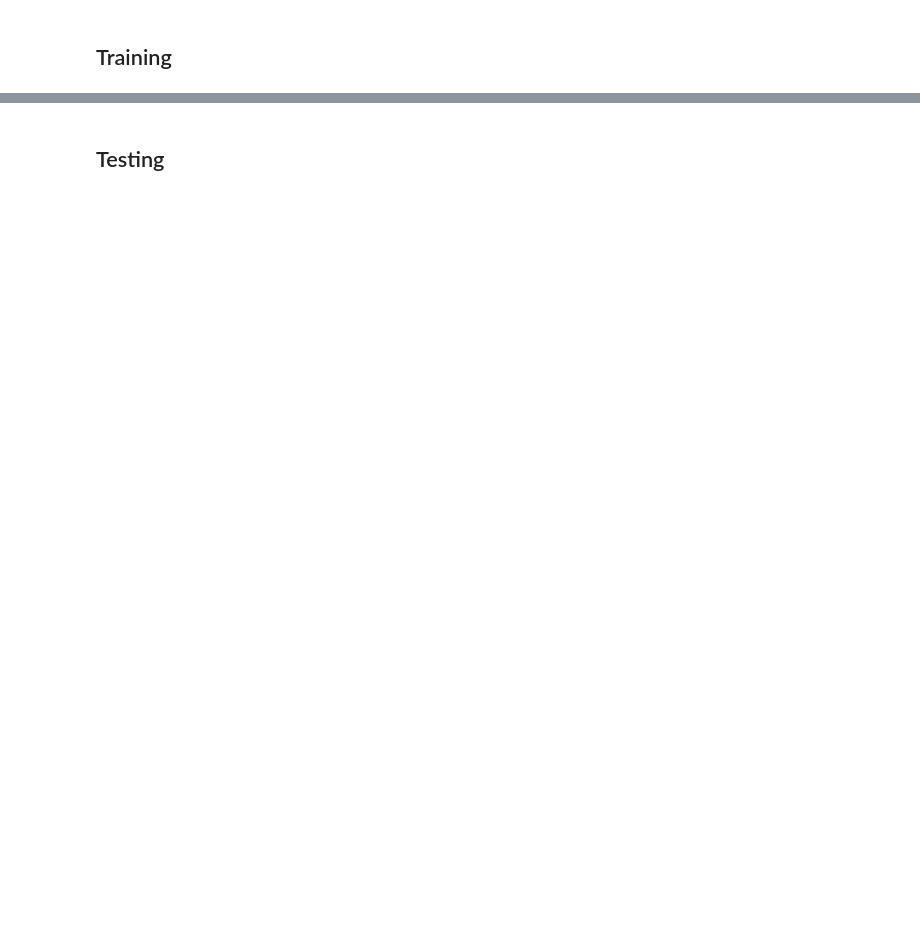
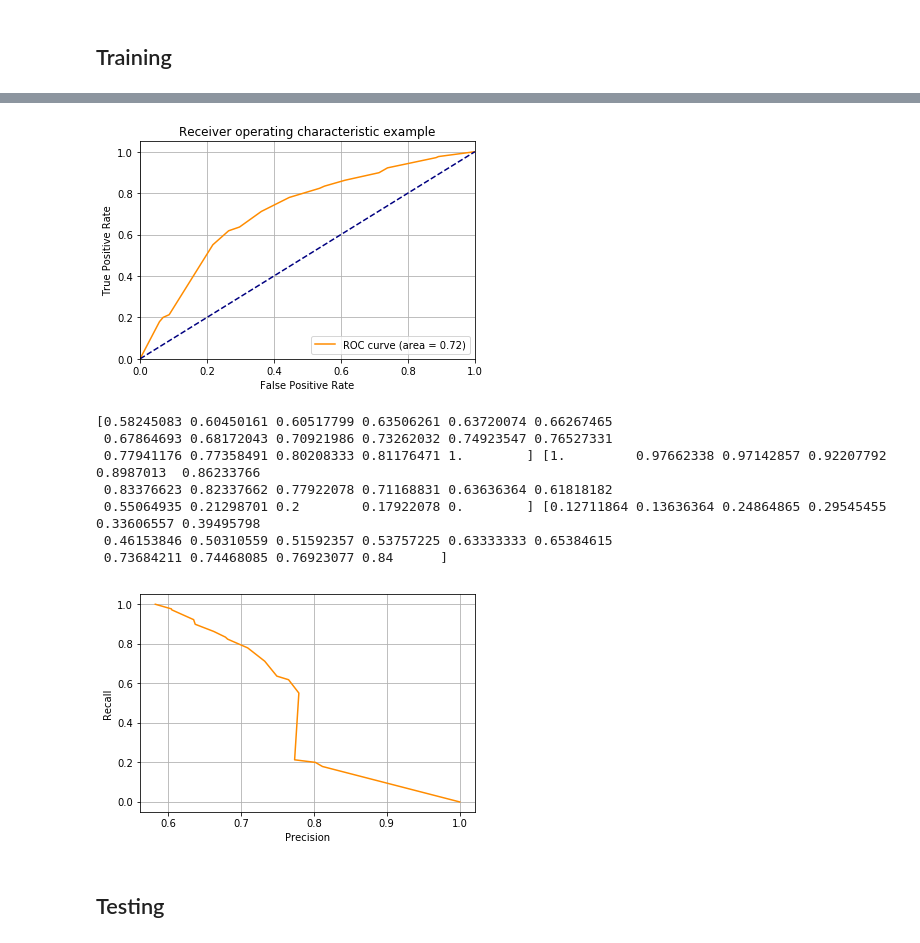
Before and after one commit to amazonqa/amazonqa, a Jupyter notebook: src/mturk/QuestionClassification.ipynb, the cells around one changed output, grey strips where cells are left out. Saved outputs shown, nothing was run; the diff lists cells and outputs as text; code cells hidden in the pictures; blank space fills up the shorter version.

```diff
--- a/src/mturk/QuestionClassification.ipynb
+++ b/src/mturk/QuestionClassification.ipynb
@@ -192 +179,3 @@ vectorizer.fit(list(df.question.values) + list(df.reviews.values))
+# %%
+w2v_vectorizer = MeanEmbeddingVectorizer(w2v)
 # %%
@@ -273,20 +299,33 @@ df[['label', 'n_q', 'n_r', 'n_intersection', 'intr_frac', 'tfidf']].groupby('lab
 # %% [markdown]
 ## Training
 # %%
-X_cols = ['n_q', 'n_r', 'n_intersection', 'intr_frac', 'tfidf']
-Y_cols = 'label'
-
 from sklearn.linear_model import LogisticRegression
 from sklearn.tree import DecisionTreeClassifier
 from sklearn.ensemble import RandomForestClassifier
 
-models = []
-models.append(LogisticRegression(C=1))
-models.append(LogisticRegression(C=100))
-models.append(DecisionTreeClassifier(max_depth=4))
-models.append(RandomForestClassifier(n_estimators=3, max_depth=4))
+X_colss = [
+    X_cols + ['tfidf', 'tfidf_sent'],
+    X_cols + ['w2v', 'w2v_sent'],
+    X_cols + ['w2v_sent_mean', 'tfidf_sent_mean'],
+    X_cols + ['w2v_sent', 'tfidf_sent'],
+    X_cols + ['w2v_sent', 'tfidf_sent', 'w2v_sent_mean', 'tfidf_sent_mean'],
+    X_cols + ['tfidf_sent'],
+    X_cols + ['w2v_sent'],
+    X_cols + ['tfidf', 'tfidf_sent', 'w2v', 'w2v_sent'],
+]
 
-for i in range(len(models)):
-    models[i].fit(train_df[X_cols].values, train_df[Y_cols].values)
+n_col_set = len(X_colss)
+modelss = []
+
+for j in range(n_col_set):
+    models = []
+    models.append(LogisticRegression(C=1))
+    models.append(LogisticRegression(C=100))
+    models.append(DecisionTreeClassifier(max_depth=4))
+    models.append(RandomForestClassifier(n_estimators=3, max_depth=4))
+
+    for i in range(len(models)):
+        models[i].fit(train_df[X_colss[j]].values, train_df[Y_cols].values)
+    modelss.append(models)
 # %%
 print((train_df[X_cols].values[0]), "|||" , (train_df[Y_cols].values[0]))
@@ -300,10 +341,9 @@ for i in range(len(models)):
 from sklearn.metrics import auc, roc_curve
 from matplotlib import pyplot as plt
 from sklearn.metrics import precision_recall_curve
-import scikitplot as skplt
 
 def plot_curves(model):
-    probs = model.predict_proba(validate_df[X_cols].values)[:,1]
+    probs = model.predict_proba(validate_df[X_colss[4]].values)[:,1]
     ytrue = validate_df[Y_cols].values
 
     fpr, tpr, thresholds = roc_curve(ytrue, probs, pos_label=1)
@@ -315,38 +355,45 @@ def plot_curves(model):
     plt.xlim([0.0, 1.0])
     plt.ylim([0.0, 1.05])
     plt.xlabel('False Positive Rate')
     plt.ylabel('True Positive Rate')
     plt.title('Receiver operating characteristic example')
     plt.legend(loc="lower right")
     plt.grid()
     plt.show()
 
     precision, recall, thresholds = precision_recall_curve(ytrue, probs)
-    #print(precision, recall, thresholds)
+    print(precision, recall, thresholds)
     plt.figure()
     plt.plot(precision, recall, color='darkorange')
     plt.xlabel('Precision')
     plt.ylabel('Recall')
     #plt.xlim([0.0, 1.0])
     #plt.ylim([0.0, 1.05])
     plt.grid()
     plt.show()
 
     """
     thresholds = [0.25, 0.5, 0.75]
     for th in thresholds:
         #print(probs)
         predictions = [1 if prob > th else 0 for prob in probs]
         #predictions = model.predict(validate_df[X_cols].values)
         print(pd.Series(predictions).value_counts())
         print(classification_report(ytrue, predictions))
     """
 
 
-
-for i, model in enumerate(models):
-    print(i)
-    plot_curves(model)
+plot_curves(modelss[4][2])
+# %% [output]
+[figure, added]
+[0.58245083 0.60450161 0.60517799 0.63506261 0.63720074 0.66267465
+ 0.67864693 0.68172043 0.70921986 0.73262032 0.74923547 0.76527331
+ 0.77941176 0.77358491 0.80208333 0.81176471 1.        ] [1.         0.97662338 0.97142857 0.92207792 0.8987013  0.86233766
+ 0.83376623 0.82337662 0.77922078 0.71168831 0.63636364 0.61818182
+ 0.55064935 0.21298701 0.2        0.17922078 0.        ] [0.12711864 0.13636364 0.24864865 0.29545455 0.33606557 0.39495798
+ 0.46153846 0.50310559 0.51592357 0.53757225 0.63333333 0.65384615
+ 0.73684211 0.74468085 0.76923077 0.84      ]
+[figure, added]
 # %% [markdown]
 ## Testing
 # %%
```
Also changed, not shown: parts of 22 cells of this notebook.
